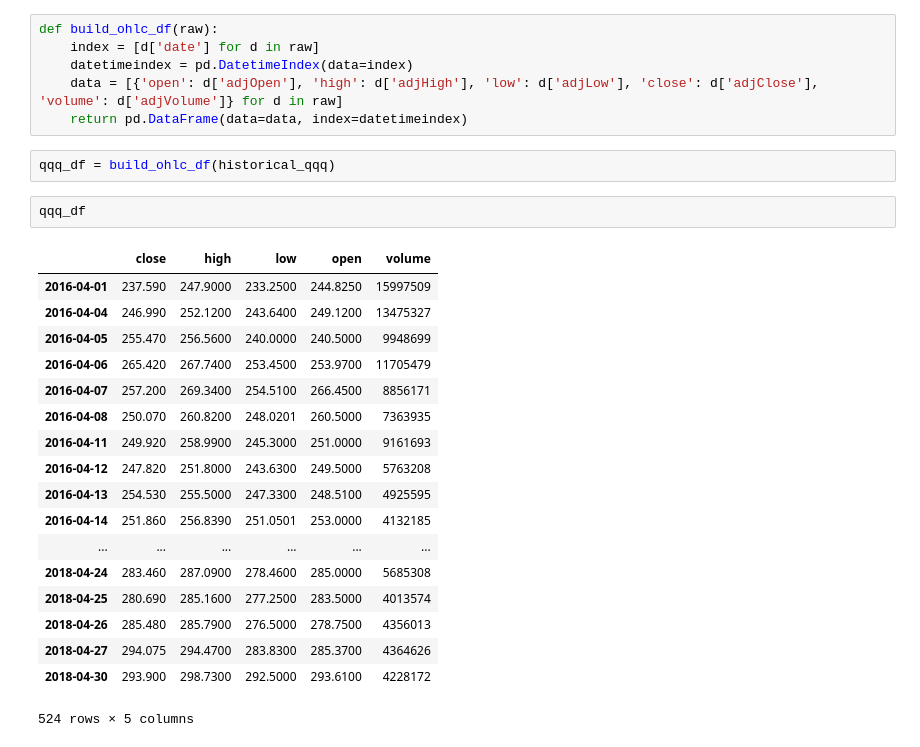
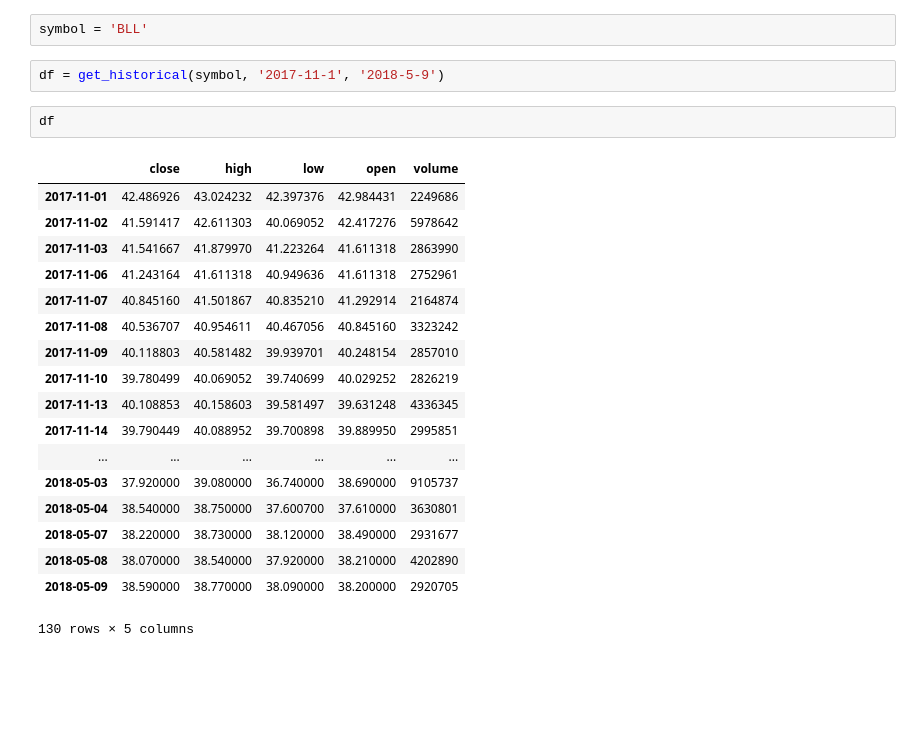
Before and after one commit to danielwpz/dw-feature-util, a Jupyter notebook: feature_analysis.ipynb, the cells around one changed output. Drawn from its saved outputs; the diff is of its cells as text; blank space fills up the shorter version.

```diff
--- a/feature_analysis.ipynb
+++ b/feature_analysis.ipynb
@@ -21,30 +10,26 @@ historical_qqq = client.get_ticker_price('TSLA',
-# %%
-def build_ohlc_df(raw):
-    index = [d['date'] for d in raw]
-    datetimeindex = pd.DatetimeIndex(data=index)
-    data = [{'open': d['adjOpen'], 'high': d['adjHigh'], 'low': d['adjLow'], 'close': d['adjClose'], 'volume': d['adjVolume']} for d in raw]
-    return pd.DataFrame(data=data, index=datetimeindex)
-# %%
-qqq_df = build_ohlc_df(historical_qqq)
-# %%
-qqq_df
-# %% [output]
-|  | close | high | low | open | volume |
-| 2016-04-01 | 237.590 | 247.9000 | 233.2500 | 244.8250 | 15997509 |
-| 2016-04-04 | 246.990 | 252.1200 | 243.6400 | 249.1200 | 13475327 |
-| 2016-04-05 | 255.470 | 256.5600 | 240.0000 | 240.5000 | 9948699 |
-| 2016-04-06 | 265.420 | 267.7400 | 253.4500 | 253.9700 | 11705479 |
-| 2016-04-07 | 257.200 | 269.3400 | 254.5100 | 266.4500 | 8856171 |
-| 2016-04-08 | 250.070 | 260.8200 | 248.0201 | 260.5000 | 7363935 |
-| 2016-04-11 | 249.920 | 258.9900 | 245.3000 | 251.0000 | 9161693 |
-| 2016-04-12 | 247.820 | 251.8000 | 243.6300 | 249.5000 | 5763208 |
-| 2016-04-13 | 254.530 | 255.5000 | 247.3300 | 248.5100 | 4925595 |
-| 2016-04-14 | 251.860 | 256.8390 | 251.0501 | 253.0000 | 4132185 |
-| ... | ... | ... | ... | ... | ... |
-| 2018-04-24 | 283.460 | 287.0900 | 278.4600 | 285.0000 | 5685308 |
-| 2018-04-25 | 280.690 | 285.1600 | 277.2500 | 283.5000 | 4013574 |
-| 2018-04-26 | 285.480 | 285.7900 | 276.5000 | 278.7500 | 4356013 |
-| 2018-04-27 | 294.075 | 294.4700 | 283.8300 | 285.3700 | 4364626 |
-| 2018-04-30 | 293.900 | 298.7300 | 292.5000 | 293.6100 | 4228172 |
-524 rows × 5 columns
+# %%
+symbol = 'BLL'
+# %%
+df = get_historical(symbol, '2017-11-1', '2018-5-9')
+# %%
+df
+# %% [output]
+|  | close | high | low | open | volume |
+| 2017-11-01 | 42.486926 | 43.024232 | 42.397376 | 42.984431 | 2249686 |
+| 2017-11-02 | 41.591417 | 42.611303 | 40.069052 | 42.417276 | 5978642 |
+| 2017-11-03 | 41.541667 | 41.879970 | 41.223264 | 41.611318 | 2863990 |
+| 2017-11-06 | 41.243164 | 41.611318 | 40.949636 | 41.611318 | 2752961 |
+| 2017-11-07 | 40.845160 | 41.501867 | 40.835210 | 41.292914 | 2164874 |
+| 2017-11-08 | 40.536707 | 40.954611 | 40.467056 | 40.845160 | 3323242 |
+| 2017-11-09 | 40.118803 | 40.581482 | 39.939701 | 40.248154 | 2857010 |
+| 2017-11-10 | 39.780499 | 40.069052 | 39.740699 | 40.029252 | 2826219 |
+| 2017-11-13 | 40.108853 | 40.158603 | 39.581497 | 39.631248 | 4336345 |
+| 2017-11-14 | 39.790449 | 40.088952 | 39.700898 | 39.889950 | 2995851 |
+| ... | ... | ... | ... | ... | ... |
+| 2018-05-03 | 37.920000 | 39.080000 | 36.740000 | 38.690000 | 9105737 |
+| 2018-05-04 | 38.540000 | 38.750000 | 37.600700 | 37.610000 | 3630801 |
+| 2018-05-07 | 38.220000 | 38.730000 | 38.120000 | 38.490000 | 2931677 |
+| 2018-05-08 | 38.070000 | 38.540000 | 37.920000 | 38.210000 | 4202890 |
+| 2018-05-09 | 38.590000 | 38.770000 | 38.090000 | 38.200000 | 2920705 |
+130 rows × 5 columns
 # %%
```
Also changed, not shown: parts of 13 cells of this notebook.
